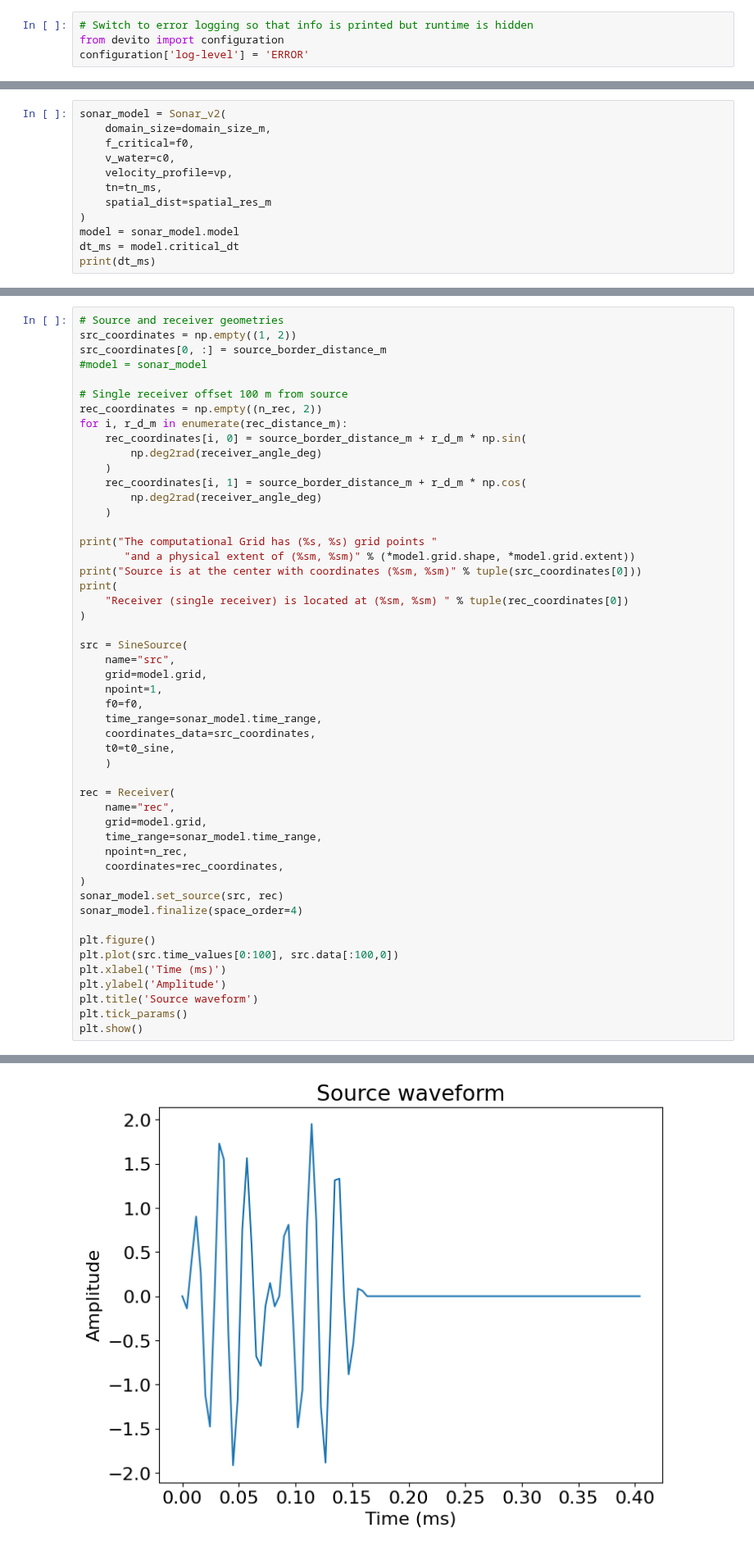
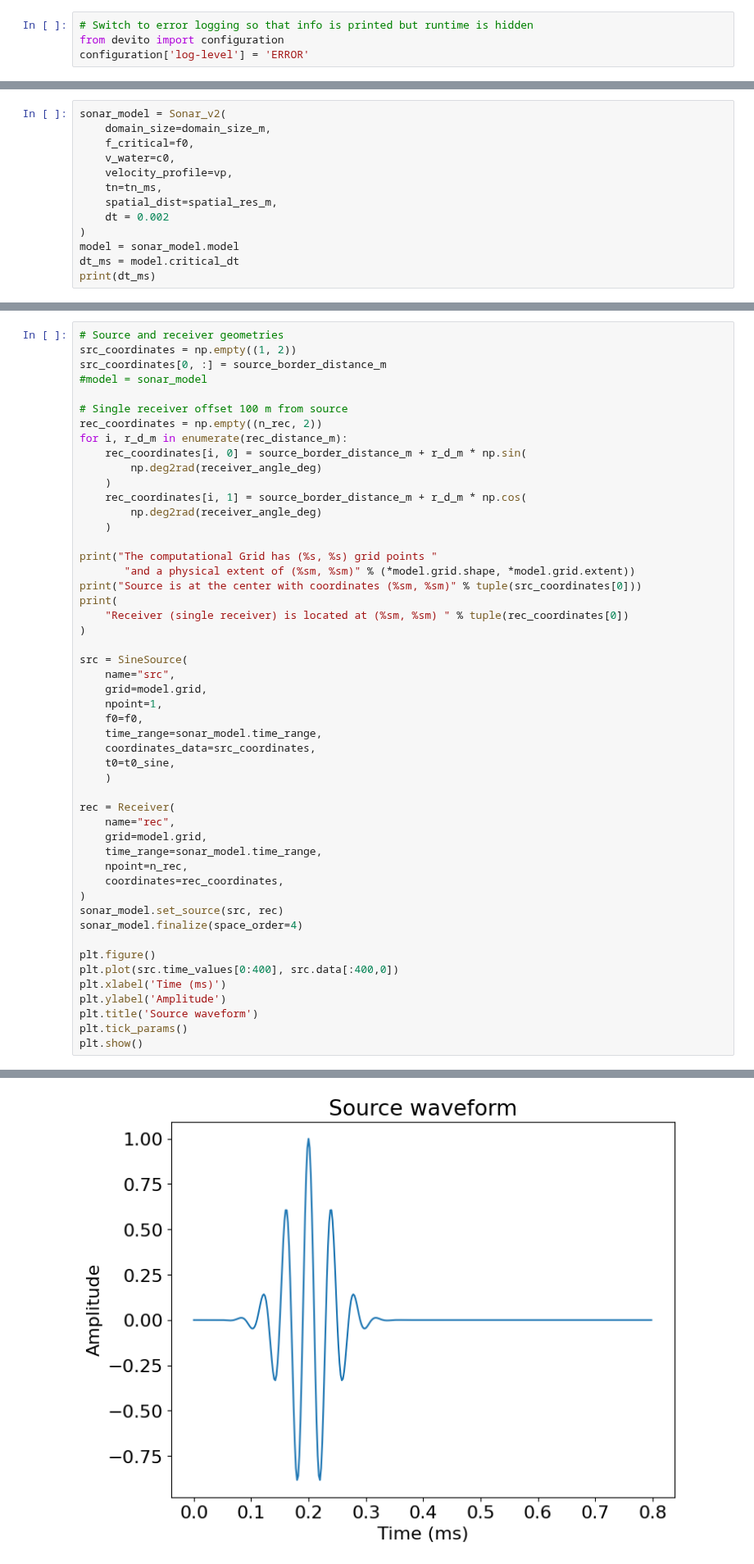
Before and after one commit to bgd54/sonar-FWI, a Jupyter notebook: notebooks/accuracy.ipynb, the cells around one changed output, grey strips where cells are left out. Shown at 82% size. Saved outputs shown, nothing was run; the diff lists cells and outputs as text.

```diff
--- a/notebooks/accuracy.ipynb
+++ b/notebooks/accuracy.ipynb
@@ -61,7 +61,8 @@ sonar_model = Sonar_v2(
     v_water=c0,
     velocity_profile=vp,
     tn=tn_ms,
-    spatial_dist=spatial_res_m
+    spatial_dist=spatial_res_m,
+    dt = 0.002
 )
 model = sonar_model.model
 dt_ms = model.critical_dt
@@ -94,35 +95,35 @@ print(
 src = SineSource(
     name="src",
     grid=model.grid,
     npoint=1,
     f0=f0,
     time_range=sonar_model.time_range,
     coordinates_data=src_coordinates,
     t0=t0_sine,
     )
 
 rec = Receiver(
     name="rec",
     grid=model.grid,
     time_range=sonar_model.time_range,
     npoint=n_rec,
     coordinates=rec_coordinates,
 )
 sonar_model.set_source(src, rec)
 sonar_model.finalize(space_order=4)
 
 plt.figure()
-plt.plot(src.time_values[0:100], src.data[:100,0])
+plt.plot(src.time_values[0:400], src.data[:400,0])
 plt.xlabel('Time (ms)')
 plt.ylabel('Amplitude')
 plt.title('Source waveform')
 plt.tick_params()
 plt.show()
 # %% [output]
 The computational Grid has (2216, 2216) grid points and a physical extent of (22.150000000000002m, 22.150000000000002m)
 Source is at the center with coordinates (10.98m, 10.98m)
 Receiver (single receiver) is located at (11.333553390593273m, 11.333553390593273m)
-[figure, old version]
+[figure, new version]
 # %% [markdown]
 # Reference solution for numerical convergence
 # %%
```
Also changed, not shown: parts of 2 cells of this notebook, 2 other files.
